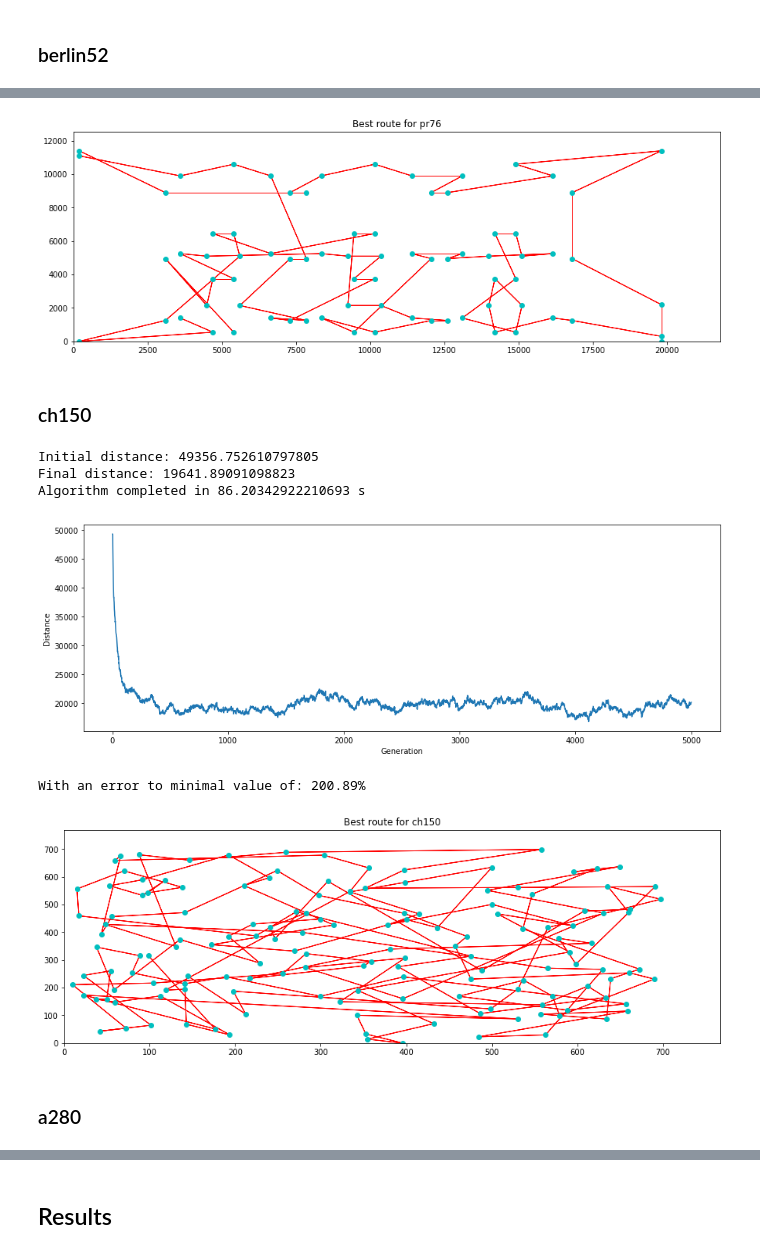
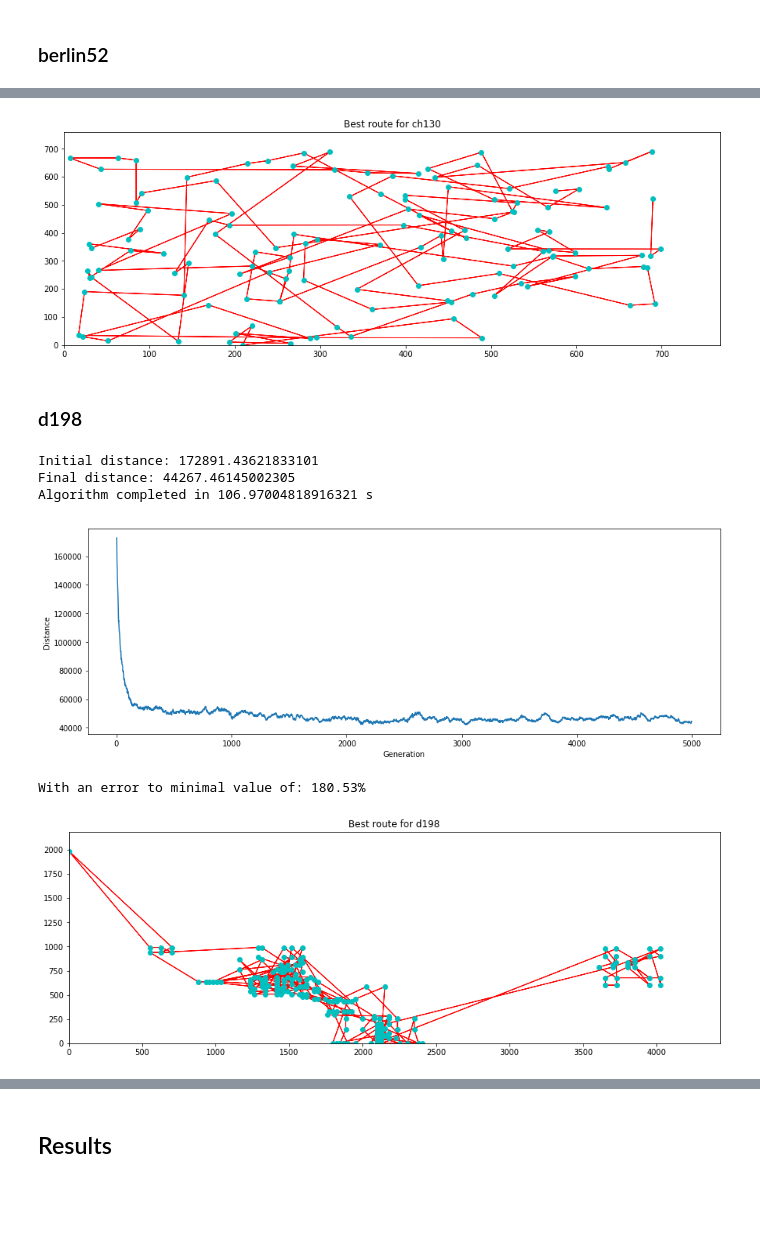
Before and after one commit to DBertazioli/Ant-Q-KGA, a Jupyter notebook: genomic/extended_try.ipynb, the cells around one changed output, grey strips where cells are left out. Drawn from its saved outputs; the diff is of its cells as text; code cells hidden in the pictures; blank space fills up the shorter version.

Commit message:
fix data for test

```diff
--- a/genomic/extended_try.ipynb
+++ b/genomic/extended_try.ipynb
@@ -249,15 +249,15 @@ def GenA(permutation, dm, popSize, selection, elite_n, mutation_r, n_of_gen, plo
 # %% [markdown]
 Import our data
 # %%
-df_berlin52 = pd.read_csv("berlin52.tsp", header=None, sep = " ", names = ['x', 'y'], index_col = 0)
-df_pr76 = pd.read_csv("pr76.tsp", header=None, sep = " ", names = ['x', 'y'], index_col = 0)
-df_ch150 = pd.read_csv("ch150.tsp", header=None, sep = " ", names = ['x', 'y'], index_col = 0)
-df_a280 = pd.read_csv("a280.tsp", header=None, sep = ",", names = ['x', 'y'], index_col = 0)
+df_dj38 = pd.read_csv("data/dj38.tsp", header=None, sep = " ", names = ['x', 'y'], index_col = 0)
+df_berlin52 = pd.read_csv("data/berlin52.tsp", header=None, sep = " ", names = ['x', 'y'], index_col = 0)
+df_ch130 = pd.read_csv("data/ch130.tsp", header=None, sep = " ", names = ['x', 'y'], index_col = 0)
+df_d198 = pd.read_csv("data/d198.tsp", header=None, sep = " ", names = ['x', 'y'], index_col = 0)
 bestKnown_tsp = {
+    'dj38':6656,
     'berlin52':7542,
-    'pr76':108159,
-    'ch150':6528,
-    'a280':2579}
+    'ch130':6110,
+    'd198':15780}
 list_dist = []
 list_time = []
 list_route = []
@@ -323,13 +354,13 @@ With an error to minimal value of: 49.53%
 # %%
-plot(df_pr76, route, 'pr76')
+plot(df_ch130, route, 'ch130')
 # %% [output]
-[figure, old version]
+[figure, new version]
 # %% [markdown]
-### ch150
+### d198
 # %%
 cities = []
-cities = list(range(len(df_ch150)))
-d_matrix = dist_matrix(df_ch150)
+cities = list(range(len(df_d198)))
+d_matrix = dist_matrix(df_d198)
 # %%
 route, dist, time_ex = GenA(permutation = cities, dm = d_matrix,
                          popSize = 100,
@@ -339,21 +370,19 @@ route, dist, time_ex = GenA(permutation = cities, dm = d_matrix,
                          n_of_gen = 5000,
                            plot = True)
 
-errp = errPerc(bestKnown_tsp['ch150'], dist, 2)
+errp = errPerc(bestKnown_tsp['d198'], dist, 2)
 print('With an error to minimal value of: {}%'.format(errp))
 list_dist.append(dist)
 list_time.append(time_ex)
 list_route.append(route)
 list_errp.append(errp)
 # %% [output]
-Initial distance: 49356.752610797805
-Final distance: 19641.89091098823
-Algorithm completed in 86.20342922210693 s
+Initial distance: 172891.43621833101
+Final distance: 44267.46145002305
+Algorithm completed in 106.97004818916321 s
-[figure, old version]
+[figure, new version]
-With an error to minimal value of: 200.89%
+With an error to minimal value of: 180.53%
 # %%
-plot(df_ch150, route, 'ch150')
+plot(df_d198, route, 'd198')
 # %% [output]
-[figure, old version]
+[figure, new version]
-# %% [markdown]
-### a280
```
Also changed, not shown: parts of 13 cells of this notebook, 14 other files.
